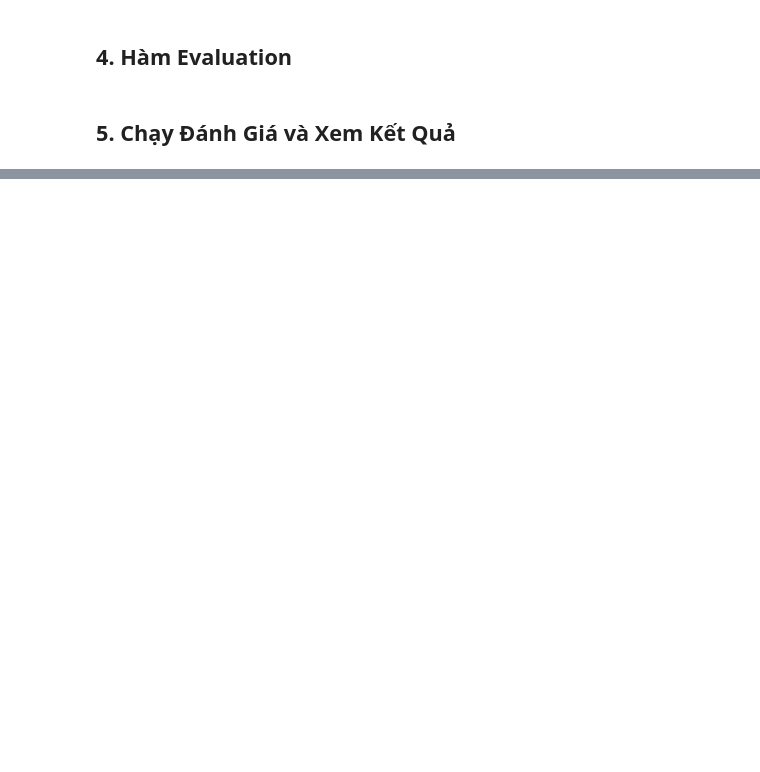
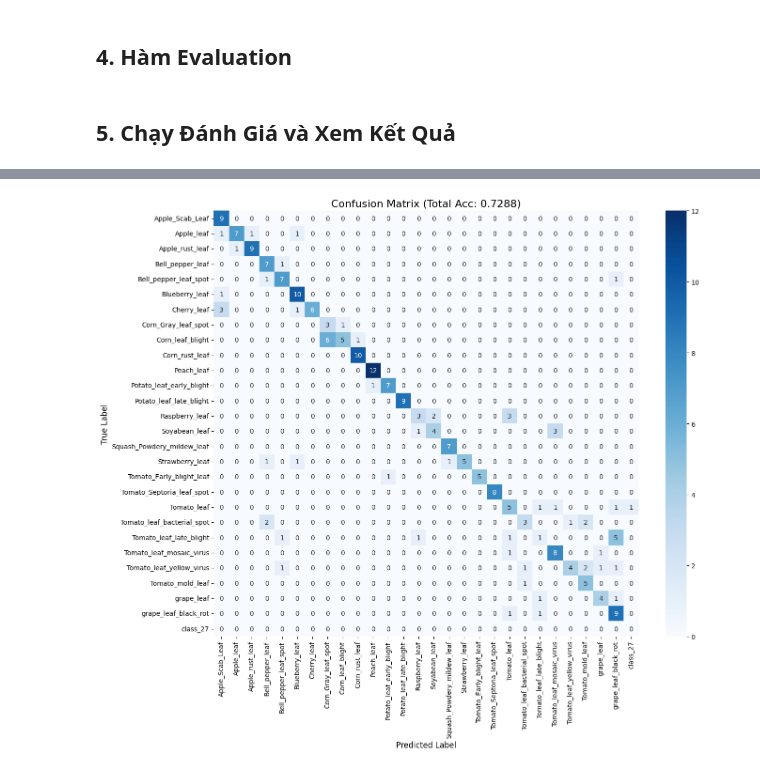
Before and after one commit to hienluong05/MulCo-PlantNet, a Jupyter notebook: scripts/validation/validate_text_guided_multihead_attention_pvd.ipynb, the cells around one changed output, grey strips where cells are left out. Cells and saved outputs as stored; diff of their text form; code cells hidden in the pictures; blank space fills up the shorter version.

Commit message:
New validation notebook corresponding with new validation set

```diff
--- a/scripts/validation/validate_text_guided_multihead_attention_pvd.ipynb
+++ b/scripts/validation/validate_text_guided_multihead_attention_pvd.ipynb
@@ -63,16 +75,19 @@ def build_val_transform(img_size: int):
 
 val_transform = build_val_transform(config["data"]["img_size"])
 
-# Chỉ định đường dẫn tới tập Validation (hoặc thay bằng tập Test nếu có)
-val_image_root = PROJECT_ROOT / config["data"]["val_image_root"]
-val_caption_root = PROJECT_ROOT / config["data"]["val_caption_root"]
+# Override đường dẫn val để luôn dùng bộ validation v2
+val_image_root = PROJECT_ROOT / "data" / "processed" / "PlantDoc_multimodal_validation_v2" / "images"
+val_caption_root = PROJECT_ROOT / "data" / "processed" / "PlantDoc_multimodal_validation_v2" / "captions"
+
+print("Using image root:", val_image_root)
+print("Using caption root:", val_caption_root)
 
 val_dataset = MultiModalRawDataset(
     image_root=val_image_root,
     caption_root=val_caption_root,
     transform=val_transform,
-    use_depth_suppressed=config["data"].get("use_depth_suppressed", False),
-    strict_caption_match=config["data"].get("strict_caption_match", True),
+    use_depth_suppressed=False,
+    strict_caption_match=True,
 )
 
 val_loader = DataLoader(
@@ -200,0 +200,65 @@ plt.show()
+# %%
+# Thực thi
+metrics, y_pred, y_true = evaluate_model(model, val_loader, criterion, device)
+
+idx_to_class = val_dataset.idx_to_class
+labels = sorted(set(y_true) | set(y_pred))
+target_names = [idx_to_class.get(i, f"class_{i}") for i in labels]
+
+# 1) Point metrics từ hàm evaluate hiện có
+print("\n" + "="*40)
+print("VALIDATION METRICS SUMMARY")
+print("="*40)
+for k, v in metrics.items():
+    print(f"{k.upper()}: {v:.4f}")
+
+# 2) Class distribution để tái sử dụng giữa nhiều notebook validation
+dist_rows = class_distribution_from_labels(y_true, idx_to_class)
+print("\n" + "="*60)
+print("CLASS DISTRIBUTION")
+print("="*60)
+print(f"{'Class':35s} {'Support':>8s} {'Ratio':>8s}")
+for row in dist_rows:
+    print(f"{row['class_name'][:35]:35s} {row['support']:8d} {row['ratio']*100:7.2f}%")
+
+# 3) Macro-F1 / Balanced Accuracy + 95% CI (bootstrap)
+boot = bootstrap_classification_metrics(y_true, y_pred, n_bootstrap=1000, ci_level=0.95, seed=42)
+print("\n" + "="*60)
+print("BOOTSTRAP METRICS (95% CI)")
+print("="*60)
+for name in ["accuracy", "macro_f1", "balanced_accuracy"]:
+    point = boot["point"][name]
+    lo = boot["ci"][name]["low"]
+    hi = boot["ci"][name]["high"]
+    print(f"{name:18s}: {point:.4f}  (95% CI: {lo:.4f} - {hi:.4f})")
+
+# 4) Cảnh báo tự động khi support thấp
+min_support = 5
+warnings = low_support_warnings(dist_rows, min_support=min_support)
+print("\n" + "="*60)
+print(f"LOW SUPPORT CHECK (threshold < {min_support})")
+print("="*60)
+if warnings:
+    for msg in warnings:
+        print(msg)
+else:
+    print("No low-support classes detected.")
+
+# 5) Classification report
+print("\n" + "="*60)
+print("CLASSIFICATION REPORT")
+print("="*60)
+print(classification_report(y_true, y_pred, labels=labels, target_names=target_names, digits=4, zero_division=0))
+
+# 6) Confusion matrix
+cm = confusion_matrix(y_true, y_pred, labels=labels)
+plt.figure(figsize=(14, 12))
+sns.heatmap(cm, annot=True, fmt="d", cmap='Blues', xticklabels=target_names, yticklabels=target_names)
+plt.title(f'Confusion Matrix (Total Acc: {metrics["accuracy"]:.4f})', fontsize=16)
+plt.ylabel('True Label', fontsize=12)
+plt.xlabel('Predicted Label', fontsize=12)
+plt.xticks(rotation=90)
+plt.yticks(rotation=0)
+plt.tight_layout()
+plt.show()
+# %% [output]
@@ -200,0 +282 @@ plt.show()
+[figure, added]
```
Also changed, not shown: parts of 6 cells of this notebook, 10 other files.
